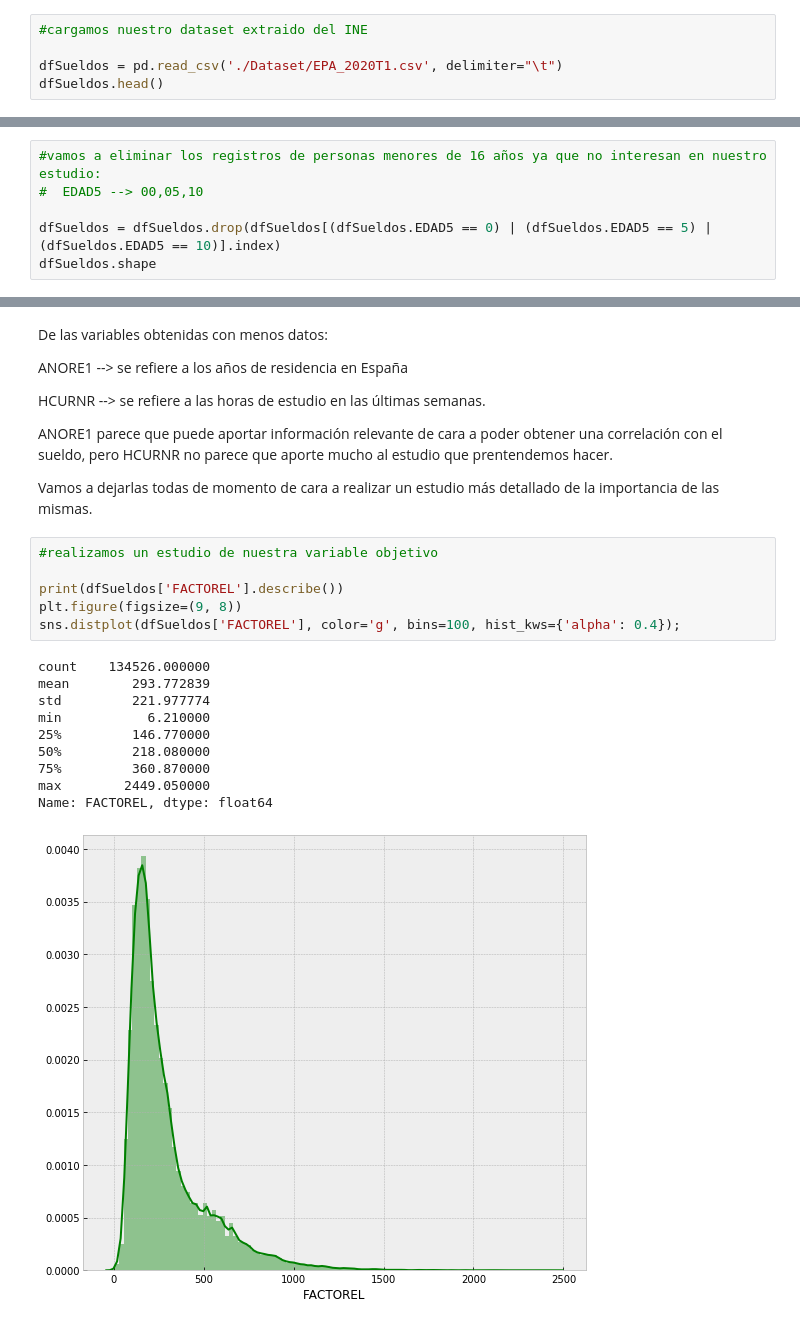
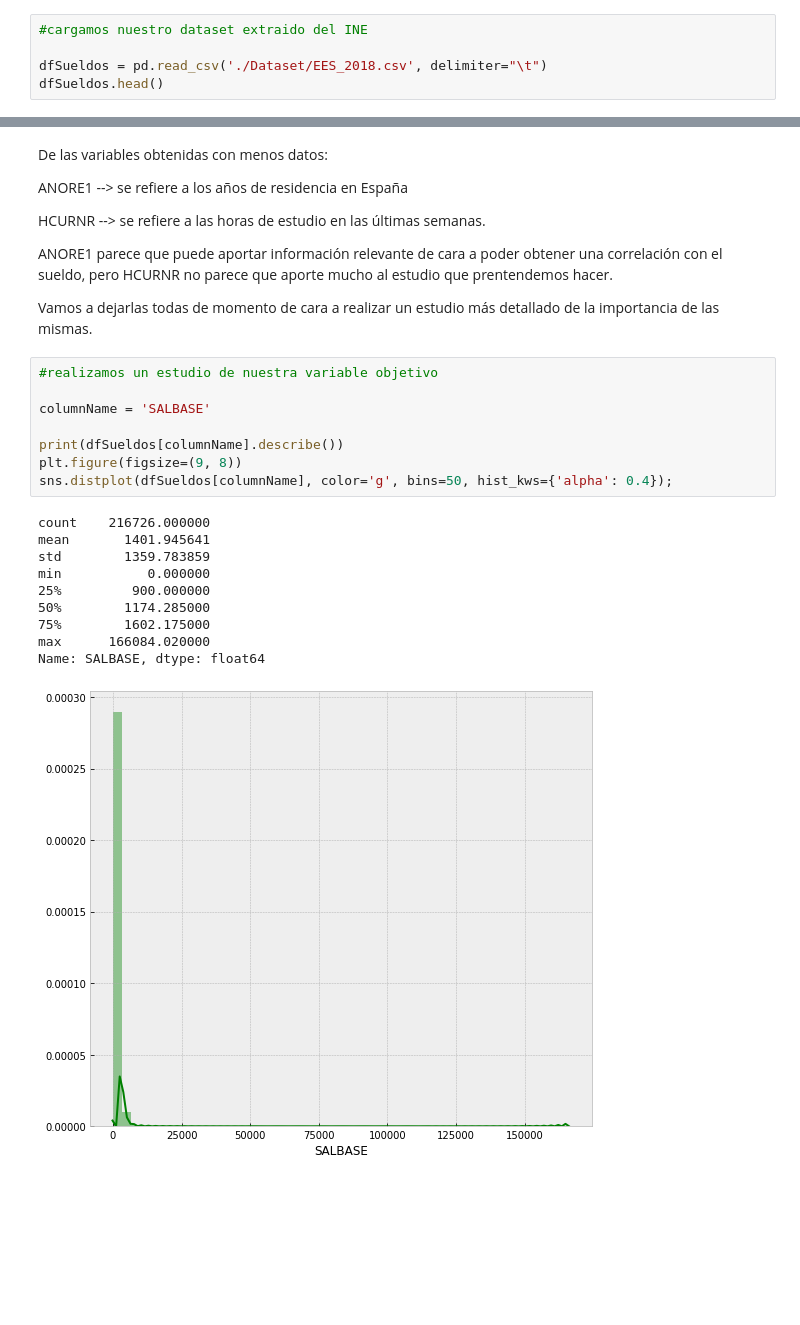
Before and after one commit to Jorge-Saura/UOC-Tipologia-Practica2, a Jupyter notebook: practica.ipynb, the cells around one changed output, grey strips where cells are left out. Cells and saved outputs as stored; diff of their text form; blank space fills up the shorter version.

Commit message:
Añadido nuevo dataset con los sueldos

```diff
--- a/practica.ipynb
+++ b/practica.ipynb
@@ -10,6 +10,6 @@ plt.style.use('bmh')
 # %%
 #cargamos nuestro dataset extraido del INE
 
-dfSueldos = pd.read_csv('./Dataset/EPA_2020T1.csv', delimiter="\t")
+dfSueldos = pd.read_csv('./Dataset/EES_2018.csv', delimiter="\t")
 dfSueldos.head()
 # %% [output]
@@ -128,6 +28,0 @@ Mostramos a continuación el detalle de todas las caracteríticas incluidas enel
-# %%
-#vamos a eliminar los registros de personas menores de 16 años ya que no interesan en nuestro estudio:
-#  EDAD5 --> 00,05,10
-
-dfSueldos = dfSueldos.drop(dfSueldos[(dfSueldos.EDAD5 == 0) | (dfSueldos.EDAD5 == 5) | (dfSueldos.EDAD5 == 10)].index)
-dfSueldos.shape
@@ -175,17 +130,19 @@ Vamos a dejarlas todas de momento de cara a realizar un estudio más detallado d
 # %%
 #realizamos un estudio de nuestra variable objetivo
 
-print(dfSueldos['FACTOREL'].describe())
+columnName = 'SALBASE'
+
+print(dfSueldos[columnName].describe())
 plt.figure(figsize=(9, 8))
-sns.distplot(dfSueldos['FACTOREL'], color='g', bins=100, hist_kws={'alpha': 0.4});
+sns.distplot(dfSueldos[columnName], color='g', bins=50, hist_kws={'alpha': 0.4});
 # %% [output]
-count    134526.000000
-mean        293.772839
-std         221.977774
-min           6.210000
-25%         146.770000
-50%         218.080000
-75%         360.870000
-max        2449.050000
-Name: FACTOREL, dtype: float64
+count    216726.000000
+mean       1401.945641
+std        1359.783859
+min           0.000000
+25%         900.000000
+50%        1174.285000
+75%        1602.175000
+max      166084.020000
+Name: SALBASE, dtype: float64
-[figure, old version]
+[figure, new version]
```
Also changed, not shown: parts of 9 cells of this notebook, 2 other files.
